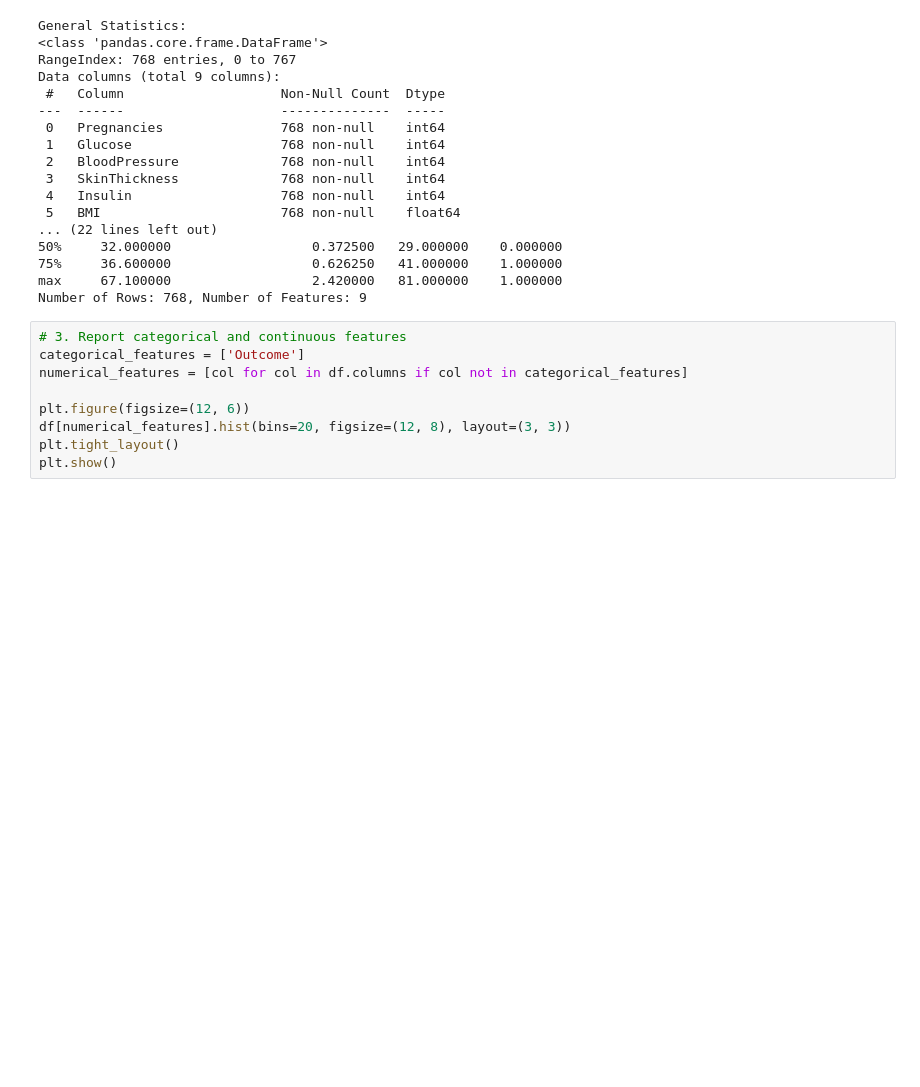
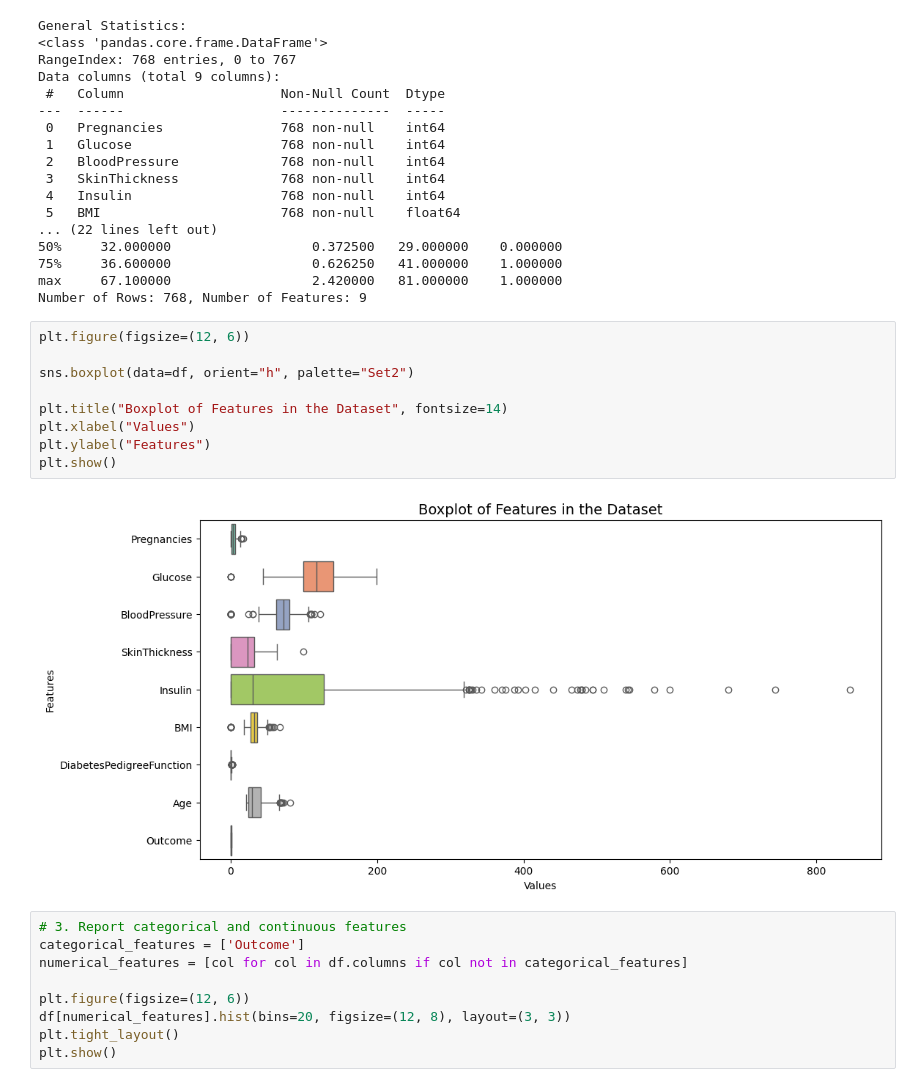
Before and after one commit to MahyadSaedpanah/ML---Pima-Indian-Diabetes, a Jupyter notebook: Preprocessing.ipynb, the cells around one changed output. Drawn from its saved outputs; the diff is of its cells as text; blank space fills up the shorter version.

```diff
--- a/Preprocessing.ipynb
+++ b/Preprocessing.ipynb
@@ -34,6 +34,17 @@ Data columns (total 9 columns):
 75%     36.600000                  0.626250   41.000000    1.000000
 max     67.100000                  2.420000   81.000000    1.000000
 Number of Rows: 768, Number of Features: 9
+# %%
+plt.figure(figsize=(12, 6))
+
+sns.boxplot(data=df, orient="h", palette="Set2")
+
+plt.title("Boxplot of Features in the Dataset", fontsize=14)
+plt.xlabel("Values")
+plt.ylabel("Features")
+plt.show()
+# %% [output]
+[figure, added]
 # %%
 # 3. Report categorical and continuous features
 categorical_features = ['Outcome']
```
Also changed, not shown: parts of 6 cells of this notebook.
